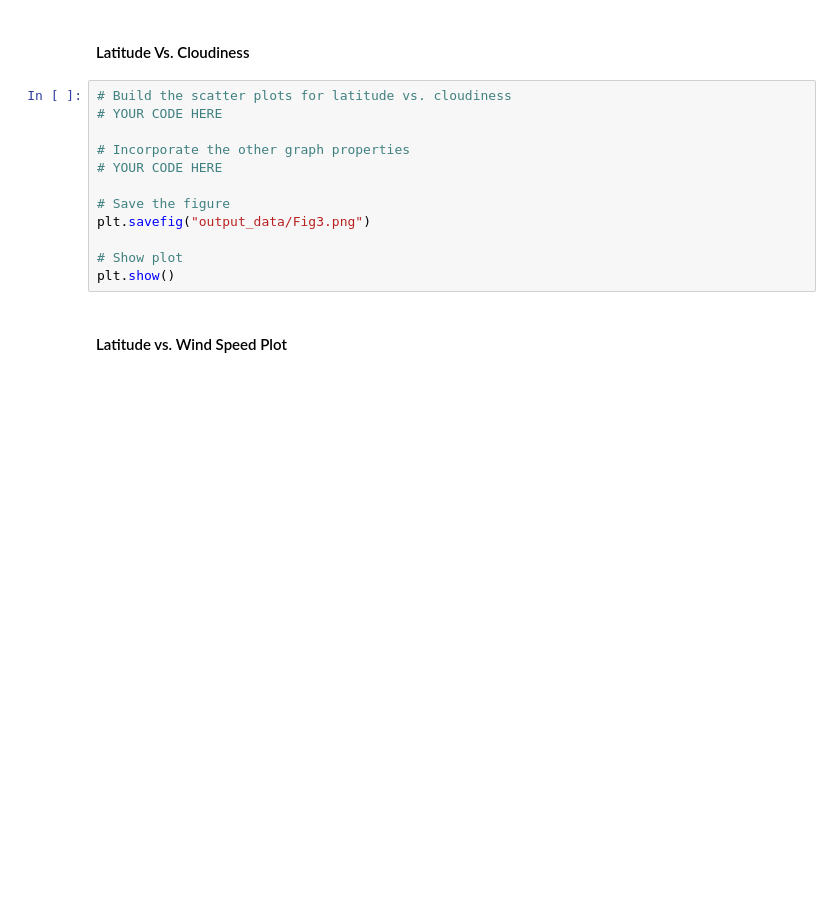
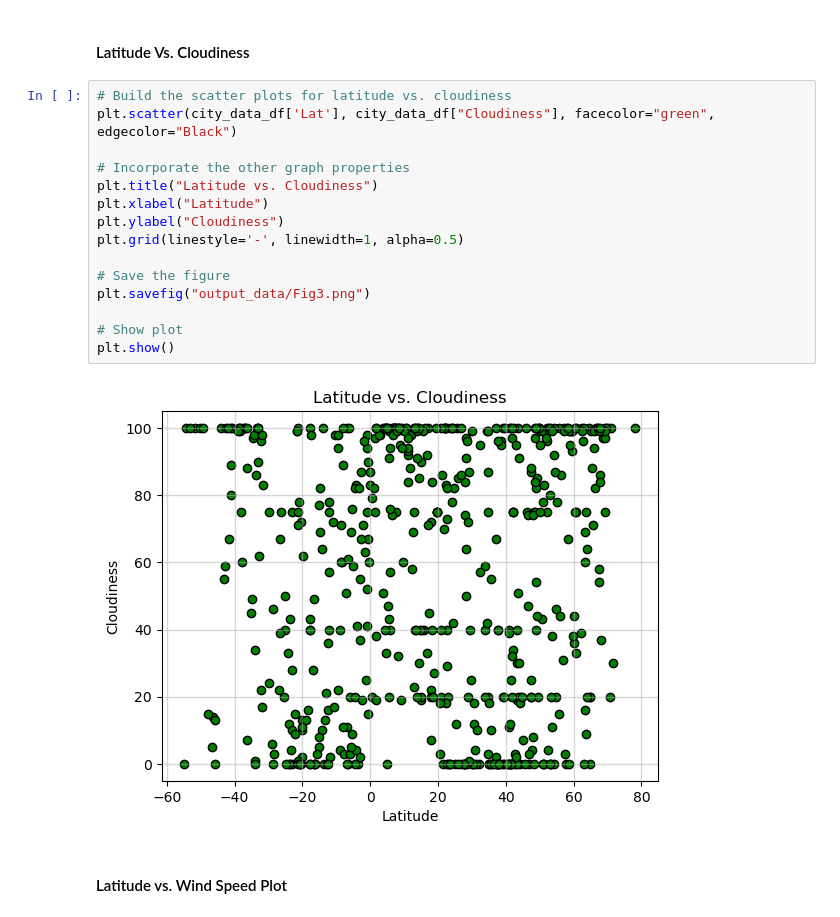
Before and after one commit to krlind78/python-api-challenge, a Jupyter notebook: WeatherPy/WeatherPy_chall.ipynb, the cells around one changed output. Cells and saved outputs as stored; diff of their text form; blank space fills up the shorter version.

```diff
--- a/WeatherPy/WeatherPy_chall.ipynb
+++ b/WeatherPy/WeatherPy_chall.ipynb
@@ -219,16 +228,21 @@ plt.show()
 #### Latitude Vs. Cloudiness
 # %%
 # Build the scatter plots for latitude vs. cloudiness
-# YOUR CODE HERE
+plt.scatter(city_data_df['Lat'], city_data_df["Cloudiness"], facecolor="green", edgecolor="Black")
 
 # Incorporate the other graph properties
-# YOUR CODE HERE
+plt.title("Latitude vs. Cloudiness")
+plt.xlabel("Latitude")
+plt.ylabel("Cloudiness")
+plt.grid(linestyle='-', linewidth=1, alpha=0.5)
 
 # Save the figure
 plt.savefig("output_data/Fig3.png")
 
 # Show plot
 plt.show()
+# %% [output]
+[figure, added]
 # %% [markdown]
 #### Latitude vs. Wind Speed Plot
 # %%
```
Also changed, not shown: parts of 38 cells of this notebook, 13 other files.
